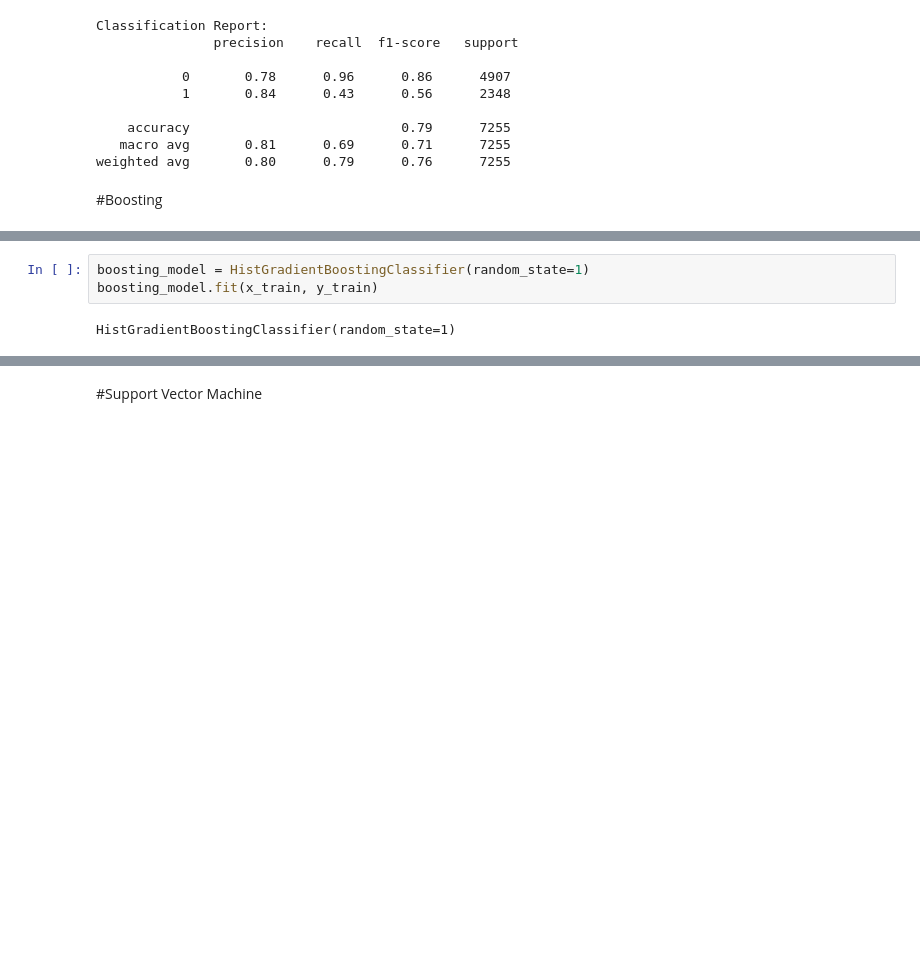
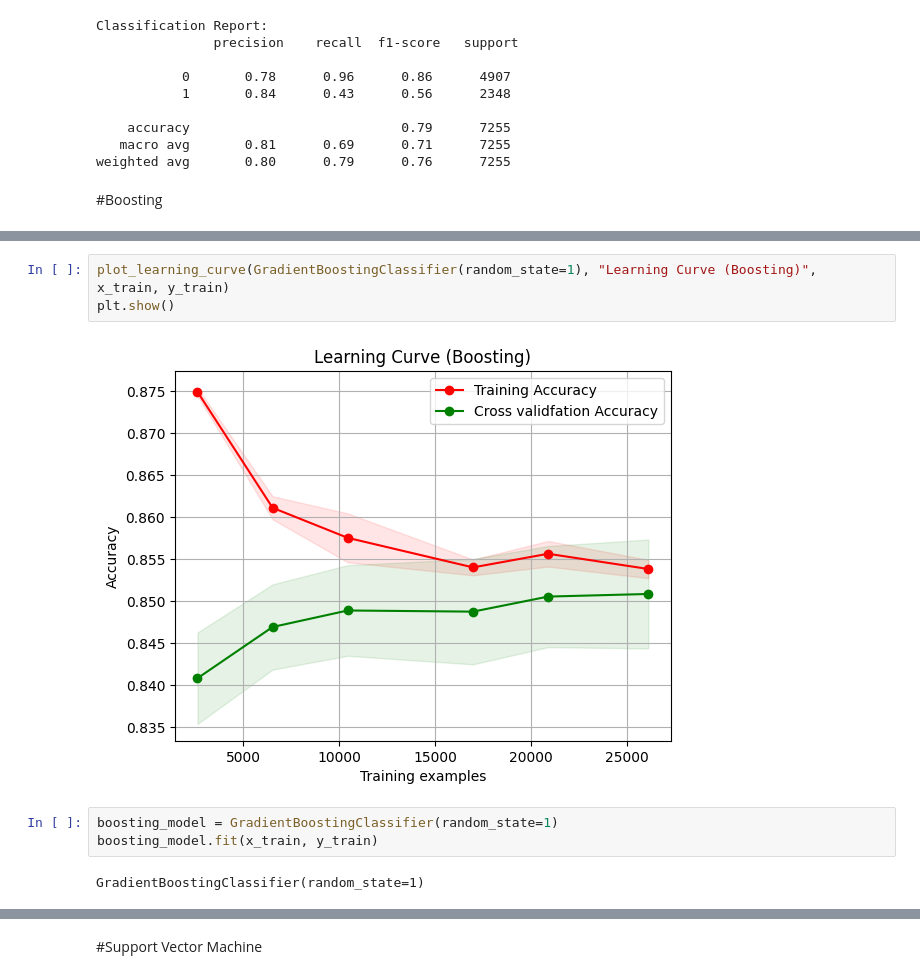
Before and after one commit to naralakamsani/supervised_learning, a Jupyter notebook: reservation_retention.ipynb, the cells around one changed output, grey strips where cells are left out. Cells and saved outputs as stored; diff of their text form; blank space fills up the shorter version.

```diff
--- a/reservation_retention.ipynb
+++ b/reservation_retention.ipynb
@@ -159,8 +250,13 @@ weighted avg       0.80      0.79      0.76      7255
+# %%
+plot_learning_curve(GradientBoostingClassifier(random_state=1), "Learning Curve (Boosting)", x_train, y_train)
+plt.show()
+# %% [output]
+[figure, added]
 # %%
-boosting_model = HistGradientBoostingClassifier(random_state=1)
+boosting_model = GradientBoostingClassifier(random_state=1)
 boosting_model.fit(x_train, y_train)
 # %% [output]
-HistGradientBoostingClassifier(random_state=1)
+GradientBoostingClassifier(random_state=1)
 # %%
 y_pred = boosting_model.predict(x_test)
 print("Classification Report:\n", classification_report(y_test, y_pred))
```
Also changed, not shown: parts of 20 cells of this notebook.
